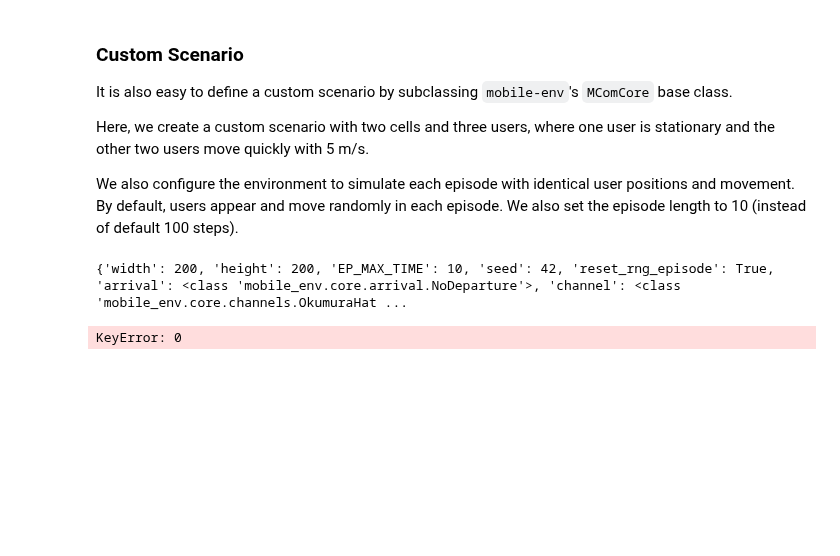
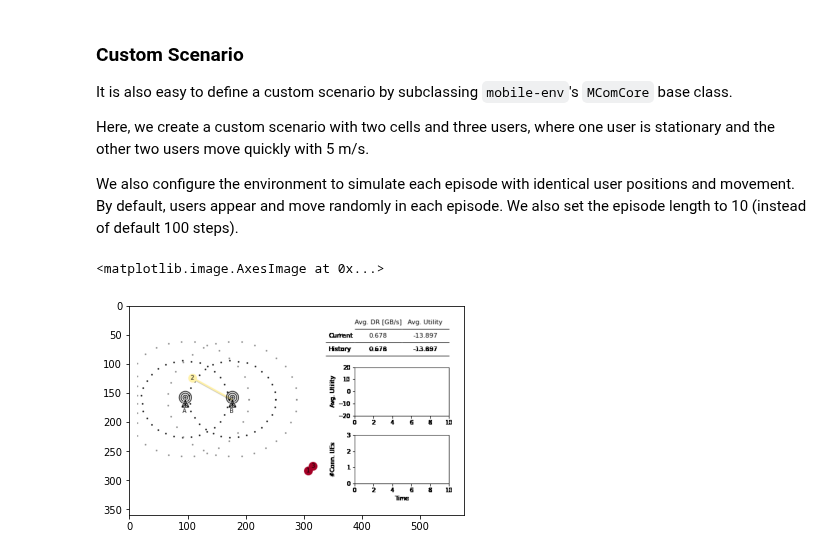
Before and after one commit to stefanbschneider/mobile-env, a Jupyter notebook: examples/demo.ipynb, the cells around one changed output. Drawn from its saved outputs; the diff is of its cells as text; code cells hidden in the pictures; blank space fills up the shorter version.

```diff
--- a/examples/demo.ipynb
+++ b/examples/demo.ipynb
@@ -208,35 +208,36 @@ class CustomEnv(MComCore):
     # configure users and cells in the constructor
     def __init__(self, config={}):
         # load default config defined above; overwrite with custom params
         env_config = self.default_config()
         env_config.update(config)
 
         # two cells next to each other; unpack config defaults for other params
         stations = [
-            BaseStation(bs_id=1, pos=(50, 100), **env_config["bs"]),
-            BaseStation(bs_id=2, pos=(100, 100), **env_config["bs"])
+            BaseStation(bs_id=0, pos=(50, 100), **env_config["bs"]),
+            BaseStation(bs_id=1, pos=(100, 100), **env_config["bs"])
         ]
 
         # users
         users = [
             # stationary user --> set velocity to 0
             UserEquipment(ue_id=1, velocity=0, snr_tr=env_config["ue"]["snr_tr"], noise=env_config["ue"]["noise"],
                           height=env_config["ue"]["height"]),
             # two fast moving users with config defaults
             UserEquipment(ue_id=2, **env_config["ue"]),
             UserEquipment(ue_id=3, **env_config["ue"]),
         ]
 
         super().__init__(stations, users, config)
 
 
 # init and render the custom scenario
 env = CustomEnv()
 env.reset()
 # random first step
 env.step(env.action_space.sample())
 plt.imshow(env.render(mode='rgb_array'))
-# FIXME: this breaks if I run it multiple times
+
+# FIXME: this breaks if I start BS IDs at 1, not at 0. why do I need these IDs anyways? why are they not set automatically?
 # %% [output]
-{'width': 200, 'height': 200, 'EP_MAX_TIME': 10, 'seed': 42, 'reset_rng_episode': True, 'arrival': <class 'mobile_env.core.arrival.NoDeparture'>, 'channel': <class 'mobile_env.core.channels.OkumuraHat ...
+<matplotlib.image.AxesImage at 0x...>
-KeyError: 0
+[figure, added]
```
